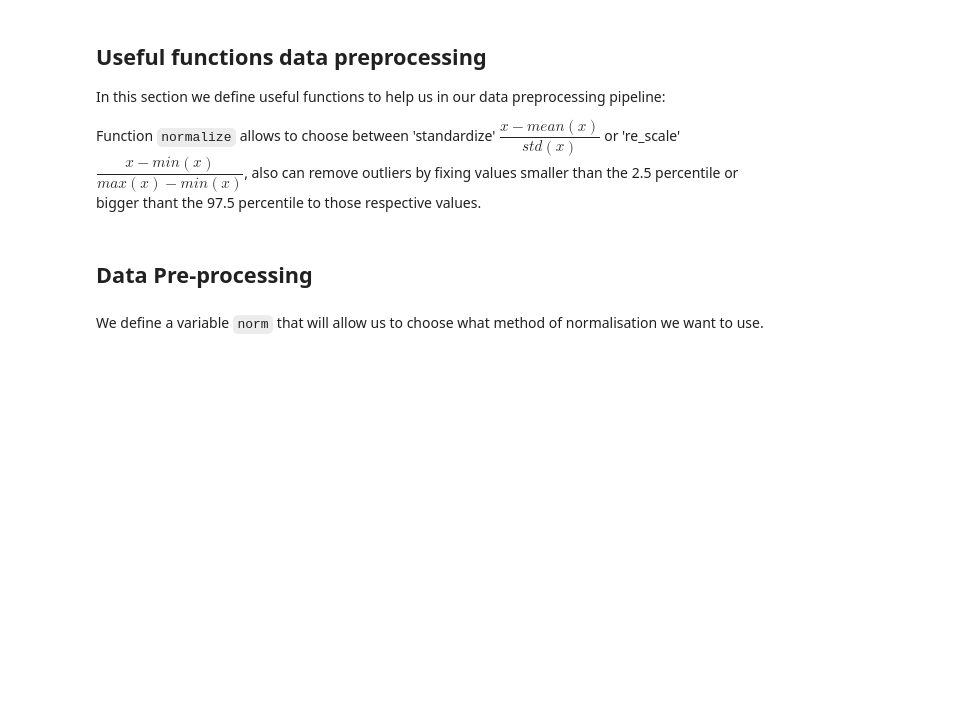
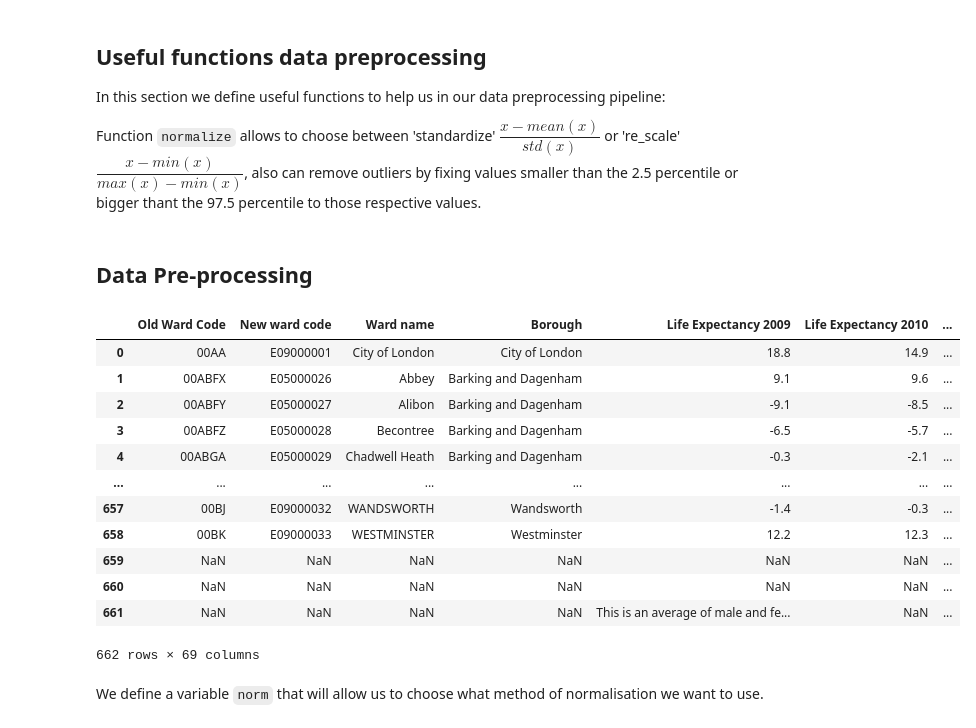
Before and after one commit to epfl-ada/ada-2020-project-milestone-p3-p3_datasurferz, a Jupyter notebook: p4.ipynb, the cells around one changed output. Drawn from its saved outputs; the diff is of its cells as text; code cells hidden in the pictures; blank space fills up the shorter version.

```diff
--- a/p4.ipynb
+++ b/p4.ipynb
@@ -112,6 +112,22 @@ ward_environment = pd.read_csv('data/environment_ward.csv', header=2)
 ward_property = pd.read_csv('data/property_wards.csv', header=2)
 ward_total_wellbeing = pd.read_csv('data/total_stats_ward.csv') #serves as validation set (Sort of)
 validation = pd.read_csv('data/total_stats_scores_ward.csv', header = 1) #serves as validation set (Sort of)
+# %%
+validation
+# %% [output]
+|  | Old Ward Code | New ward code | Ward name | Borough | Life Expectancy 2009 | Life Expectancy 2010 | ... |
+| 0 | 00AA | E09000001 | City of London | City of London | 18.8 | 14.9 | ... |
+| 1 | 00ABFX | E05000026 | Abbey | Barking and Dagenham | 9.1 | 9.6 | ... |
+| 2 | 00ABFY | E05000027 | Alibon | Barking and Dagenham | -9.1 | -8.5 | ... |
+| 3 | 00ABFZ | E05000028 | Becontree | Barking and Dagenham | -6.5 | -5.7 | ... |
+| 4 | 00ABGA | E05000029 | Chadwell Heath | Barking and Dagenham | -0.3 | -2.1 | ... |
+| ... | ... | ... | ... | ... | ... | ... | ... |
+| 657 | 00BJ | E09000032 | WANDSWORTH | Wandsworth | -1.4 | -0.3 | ... |
+| 658 | 00BK | E09000033 | WESTMINSTER | Westminster | 12.2 | 12.3 | ... |
+| 659 | NaN | NaN | NaN | NaN | NaN | NaN | ... |
+| 660 | NaN | NaN | NaN | NaN | NaN | NaN | ... |
+| 661 | NaN | NaN | NaN | NaN | This is an average of male and fe... | NaN | ... |
+662 rows × 69 columns
 # %%
 #getting rid of all the badly formated data
 ward_crime = ward_crime.dropna()
```
Also changed, not shown: parts of 13 cells of this notebook, 1 other file.
